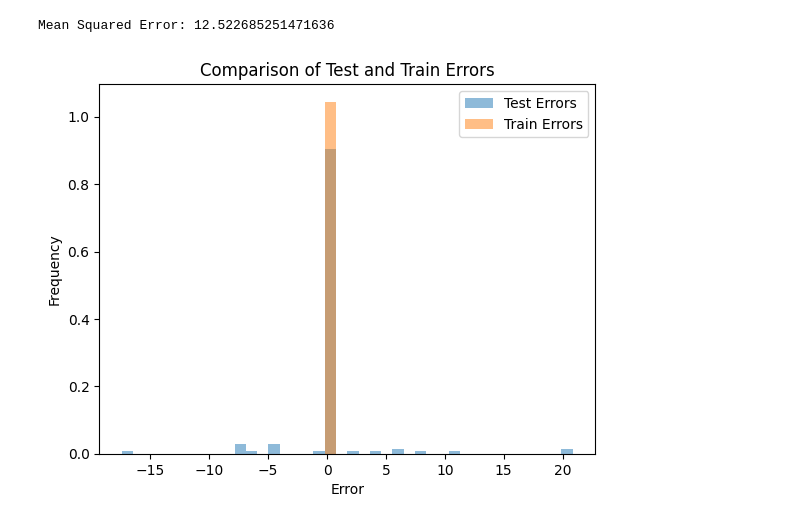
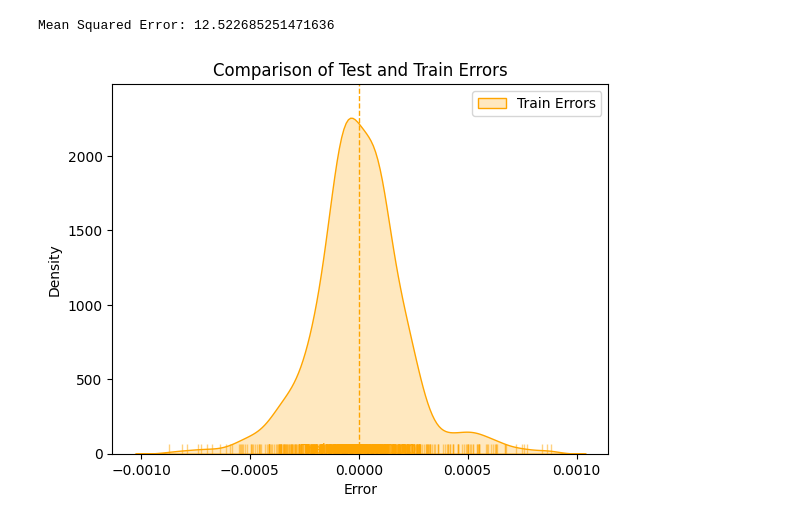
Before and after one commit to igorperic17/gene-expression-age-prediction, a Jupyter notebook: xgboost_age.ipynb, the cells around one changed output. Drawn from its saved outputs; the diff is of its cells as text; code cells hidden in the pictures.

Commit message:
Better results

```diff
--- a/xgboost_age.ipynb
+++ b/xgboost_age.ipynb
@@ -293,32 +293,32 @@ mse = mean_squared_error(y_test, y_pred)
 print(f"Mean Squared Error: {mse}")
 # %% [output]
 Mean Squared Error: 12.522685251471636
-# %%
-predictions = model.predict(X_test)
-results = pd.DataFrame({'Actual': y_test, 'Predicted': predictions})
-errors = results['Actual'] - results['Predicted']
-
-predictions_train = model.predict(X_train)
-results_train = pd.DataFrame({'Actual': y_train, 'Predicted': predictions_train})
-errors_train = results_train['Actual'] - results_train['Predicted']
-
-# Determine the common range for both histograms
-min_error = min(errors.min(), errors_train.min())
-max_error = max(errors.max(), errors_train.max())
-
-# Plot the histograms
-plt.hist(errors, bins=40, alpha=0.5, range=(min_error, max_error), label='Test Errors', density=True)
-plt.hist(errors_train, bins=40, alpha=0.5, range=(min_error, max_error), label='Train Errors', density=True)
-
-# Add labels and title
-plt.xlabel('Error')
-plt.ylabel('Frequency')
-plt.title('Comparison of Test and Train Errors')
-
-# Add legend
-plt.legend()
-
-# Show the plot
-plt.show()
-# %% [output]
-[figure, removed]
+# %%
+import seaborn as sns
+
+# Plot density curves with rug plot
+# sns.kdeplot(errors, label='Test Errors', color='blue', fill=True)
+sns.kdeplot(errors_train, label='Train Errors', color='orange', fill=True)
+# sns.rugplot(errors, alpha=0.5, color='blue')
+sns.rugplot(errors_train, alpha=0.5, color='orange')
+
+# Add labels and title
+plt.xlabel('Error')
+plt.ylabel('Density')
+plt.title('Comparison of Test and Train Errors')
+
+# Add legend
+plt.legend()
+
+# Add vertical lines for mean errors
+# plt.axvline(errors.mean(), color='blue', linestyle='dashed', linewidth=1)
+plt.axvline(errors_train.mean(), color='orange', linestyle='dashed', linewidth=1)
+
+# Add text annotations for mean errors
+# plt.text(errors.mean(), 0.1, f"Test Mean Error: {errors.mean():.2f}", color='blue', ha='center')
+plt.text(errors_train.mean(), 0.1, f"Train Mean: {errors_train.mean():.2f}", color='orange', ha='center')
+
+# Show the plot
+plt.show()
+# %% [output]
+[figure, added]
```
Also changed, not shown: parts of 2 cells of this notebook.
